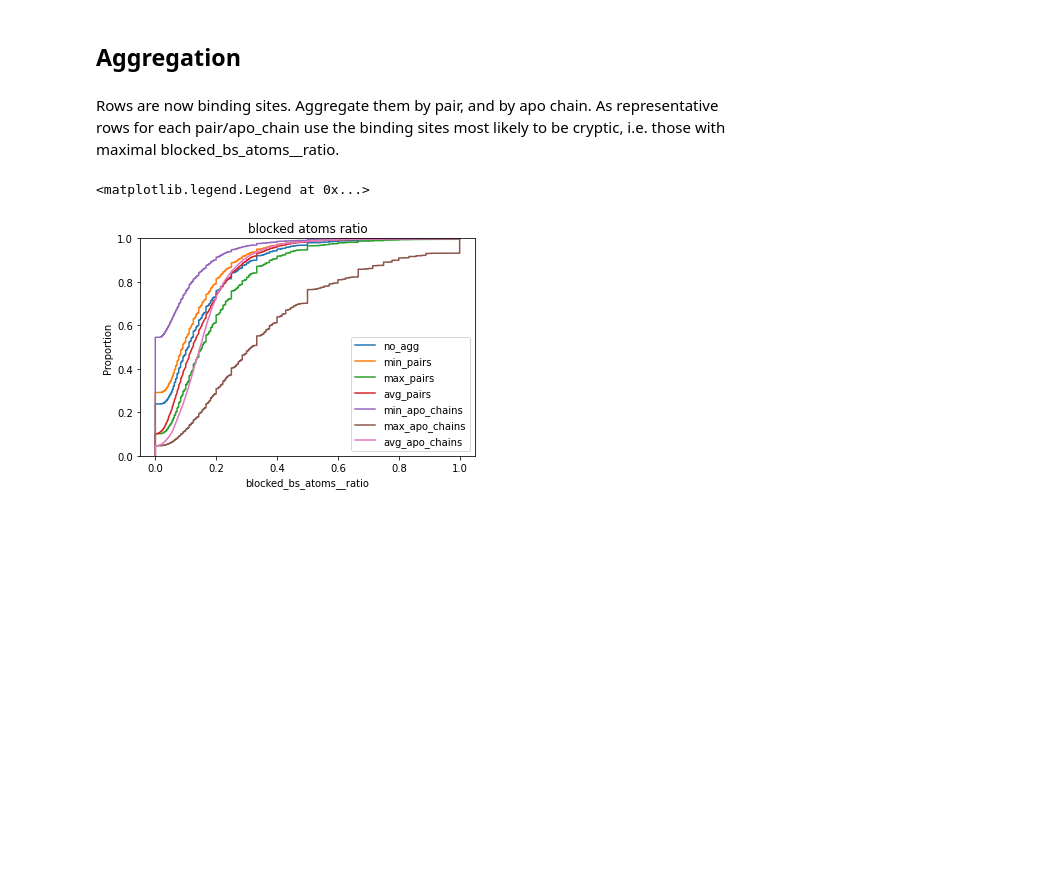
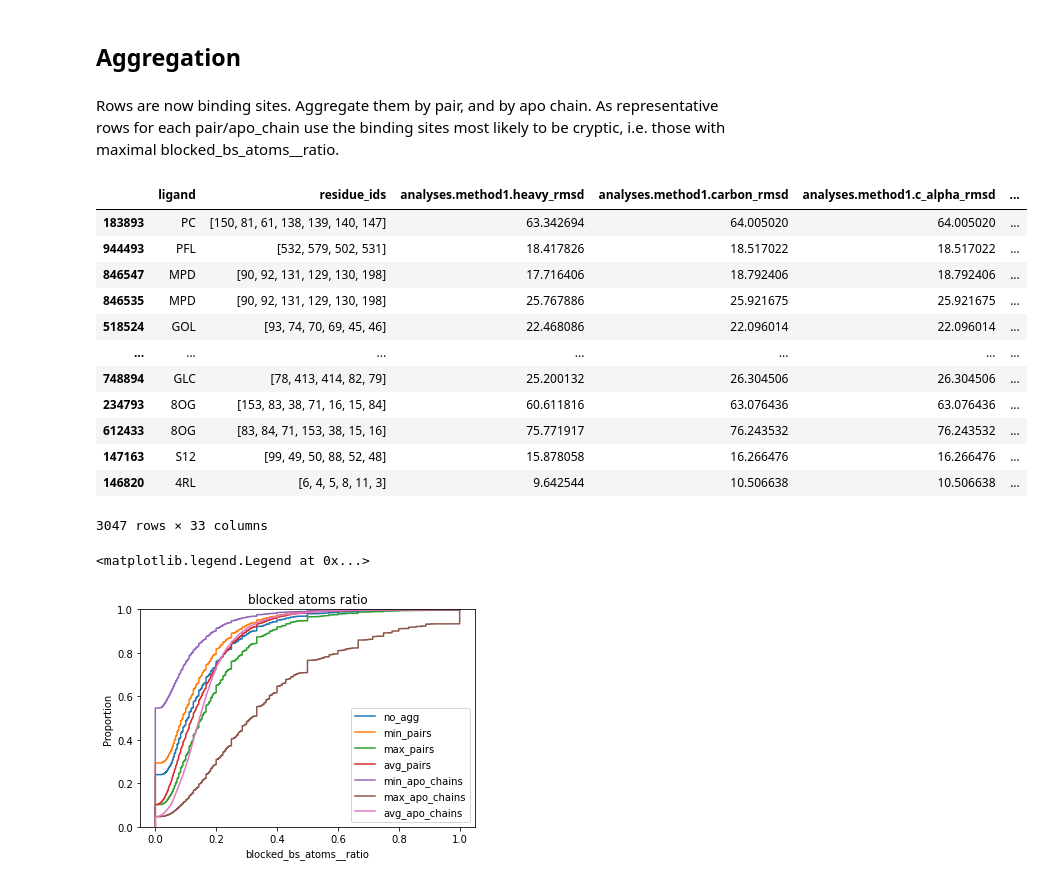
Before and after one commit to adam-kral/cryptic-binding-site-stats, a Jupyter notebook: data_processing/main.ipynb, the cells around one changed output. Drawn from its saved outputs; the diff is of its cells as text; code cells hidden in the pictures; blank space fills up the shorter version.

```diff
--- a/data_processing/main.ipynb
+++ b/data_processing/main.ipynb
@@ -173,6 +187,23 @@ apo_chain_columns = ['apo_pdb_code', 'apo_chain_id']
 min_apo_chains = groupby_and_select(df, 'blocked_bs_atoms__ratio', apo_chain_columns, 'min')
 max_apo_chains = groupby_and_select(df, 'blocked_bs_atoms__ratio', apo_chain_columns, 'max')
 avg_apo_chains = df.groupby(apo_chain_columns).agg('mean')
+# %%
+xd = max_apo_chains[(max_apo_chains['atom_count_statistic.binding_atoms'] > 10)  & (max_apo_chains.blocked_bs_atoms__ratio >= 0.4)]
+xd
+# %% [output]
+|  | ligand | residue_ids | analyses.method1.heavy_rmsd | analyses.method1.carbon_rmsd | analyses.method1.c_alpha_rmsd | ... |
+| 183893 | PC | [150, 81, 61, 138, 139, 140, 147] | 63.342694 | 64.005020 | 64.005020 | ... |
+| 944493 | PFL | [532, 579, 502, 531] | 18.417826 | 18.517022 | 18.517022 | ... |
+| 846547 | MPD | [90, 92, 131, 129, 130, 198] | 17.716406 | 18.792406 | 18.792406 | ... |
+| 846535 | MPD | [90, 92, 131, 129, 130, 198] | 25.767886 | 25.921675 | 25.921675 | ... |
+| 518524 | GOL | [93, 74, 70, 69, 45, 46] | 22.468086 | 22.096014 | 22.096014 | ... |
+| ... | ... | ... | ... | ... | ... | ... |
+| 748894 | GLC | [78, 413, 414, 82, 79] | 25.200132 | 26.304506 | 26.304506 | ... |
+| 234793 | 8OG | [153, 83, 38, 71, 16, 15, 84] | 60.611816 | 63.076436 | 63.076436 | ... |
+| 612433 | 8OG | [83, 84, 71, 153, 38, 15, 16] | 75.771917 | 76.243532 | 76.243532 | ... |
+| 147163 | S12 | [99, 49, 50, 88, 52, 48] | 15.878058 | 16.266476 | 16.266476 | ... |
+| 146820 | 4RL | [6, 4, 5, 8, 11, 3] | 9.642544 | 10.506638 | 10.506638 | ... |
+3047 rows × 33 columns
 # %%
 sns.ecdfplot(df, x='blocked_bs_atoms__ratio', label='no_agg')
 ax = sns.ecdfplot(min_pairs, x='blocked_bs_atoms__ratio', label='min_pairs')
```
Also changed, not shown: parts of 22 cells of this notebook.
